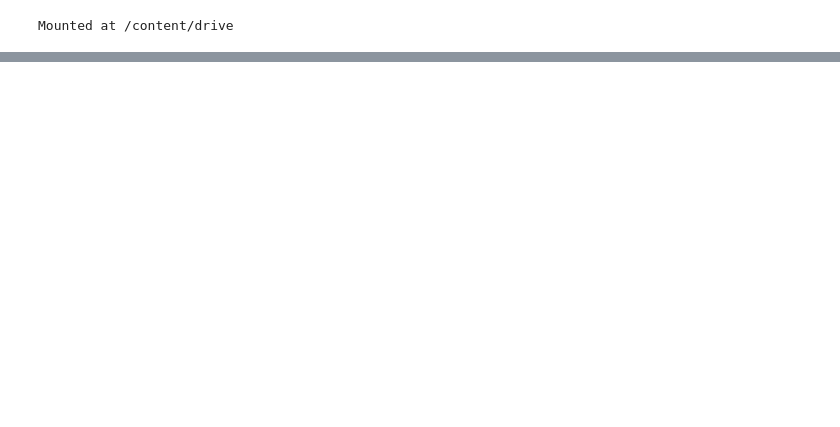
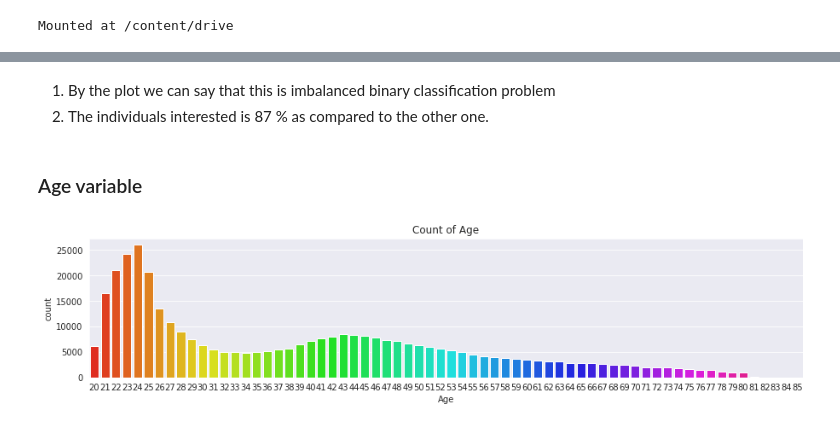
Before and after one commit to me-smishra27/HEALTH-INSURANCE-CROSS-SELL-PREDICTION, a Jupyter notebook: HEALTH_INSURANCE_CROSS_SELL_PREDICTION.ipynb, the cells around one changed output, grey strips where cells are left out. Drawn from its saved outputs; the diff is of its cells as text; code cells hidden in the pictures; blank space fills up the shorter version.

```diff
--- a/HEALTH_INSURANCE_CROSS_SELL_PREDICTION.ipynb
+++ b/HEALTH_INSURANCE_CROSS_SELL_PREDICTION.ipynb
@@ -42,0 +200,15 @@ Now, in order to predict, whether the customer would be interested in Vehicle in
+# %%
+import pandas as pd
+import numpy as np
+import seaborn as sns
+import matplotlib
+import matplotlib.pyplot as plt
+%matplotlib inline
+
+sns.set_style('darkgrid')
+matplotlib.rcParams['font.size'] = 14
+matplotlib.rcParams['figure.figsize'] = (7,4)
+matplotlib.rcParams['figure.facecolor'] = '#00000000'
+
+import warnings
+warnings.filterwarnings('ignore')
@@ -61 +303,5 @@ dataset.shape
+# %%
+filepath = '/content/drive/MyDrive/AlmaBetter/Capstone2_Supervised_Classification/Code/Data/main_data.csv'
+data = pd.read_csv(filepath)
+dataset=data.copy()
 # %%
@@ -674,0 +393,16 @@ test_class_preds = rf_clf.predict(X_test)
+# %%
+numerical_features = ['Age','Vintage','Annual_Premium']
+binary_features =  ['Gender', 'Driving_License', 'Previously_Insured','Vehicle_Damage']
+categorical_features =['Region_Code','Policy_Sales_Channel','Vehicle_Age']
+target = ['Response']
+
+
+dataset['Annual_Premium'] = dataset['Annual_Premium'].astype('int64')
+dataset['Policy_Sales_Channel'] = dataset['Policy_Sales_Channel'].astype('int64')
+dataset['Region_Code'] = dataset['Region_Code'].astype('int64')
+
+
+for column in categorical_features:
+    dataset[column] = dataset[column].astype('str')
+
+dataset.info()
@@ -674,0 +519,12 @@ test_class_preds = rf_clf.predict(X_test)
+# %% [markdown]
+1. By the plot we can say that this is imbalanced binary classification problem
+2. The individuals  interested is 87 % as compared to the other one.
+# %% [markdown]
+### Age variable
+# %%
+plt.figure(figsize = (15,3))
+sns.countplot(dataset['Age'], palette = 'hsv')
+plt.title('Count of Age')
+plt.show()
+# %% [output]
+[figure, added]
```
Also changed, not shown: parts of 309 cells of this notebook.
